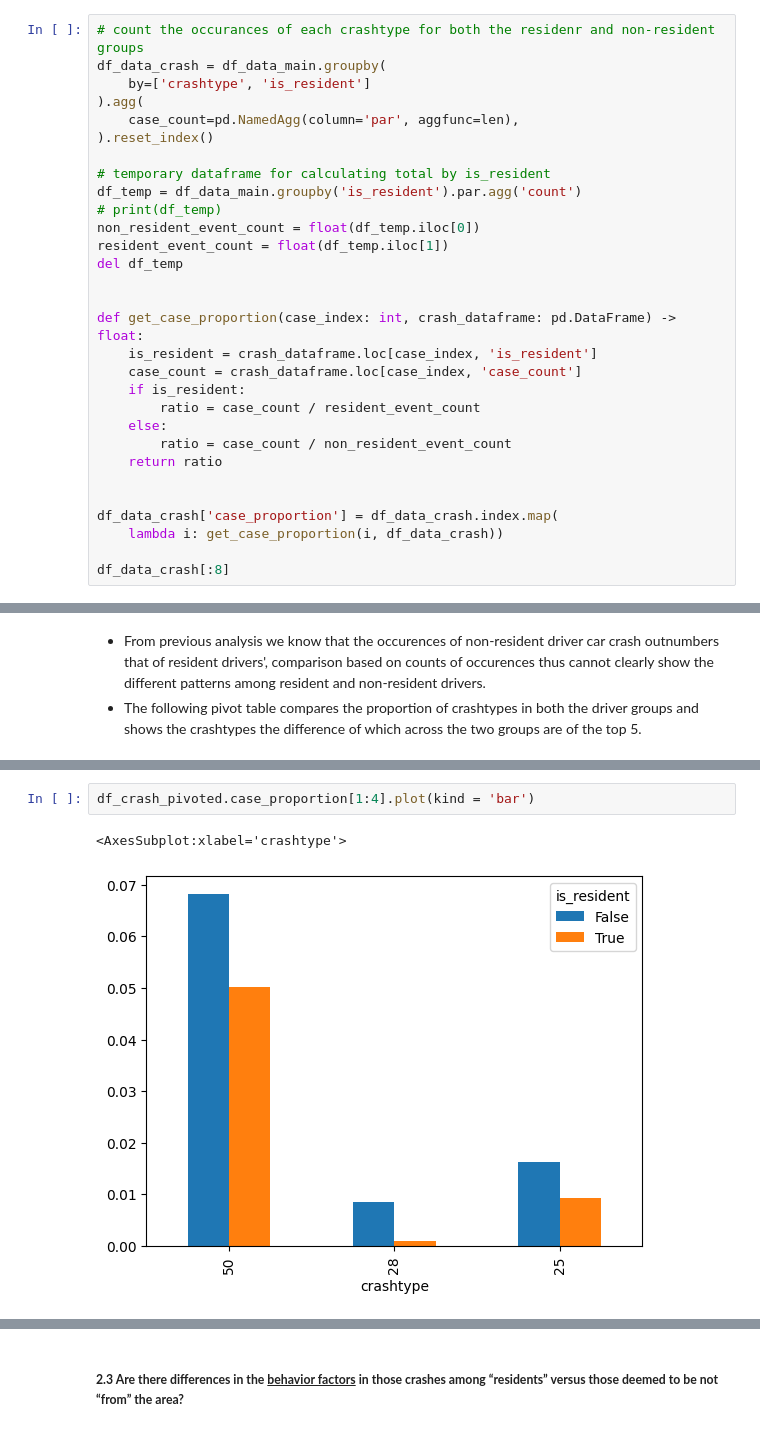
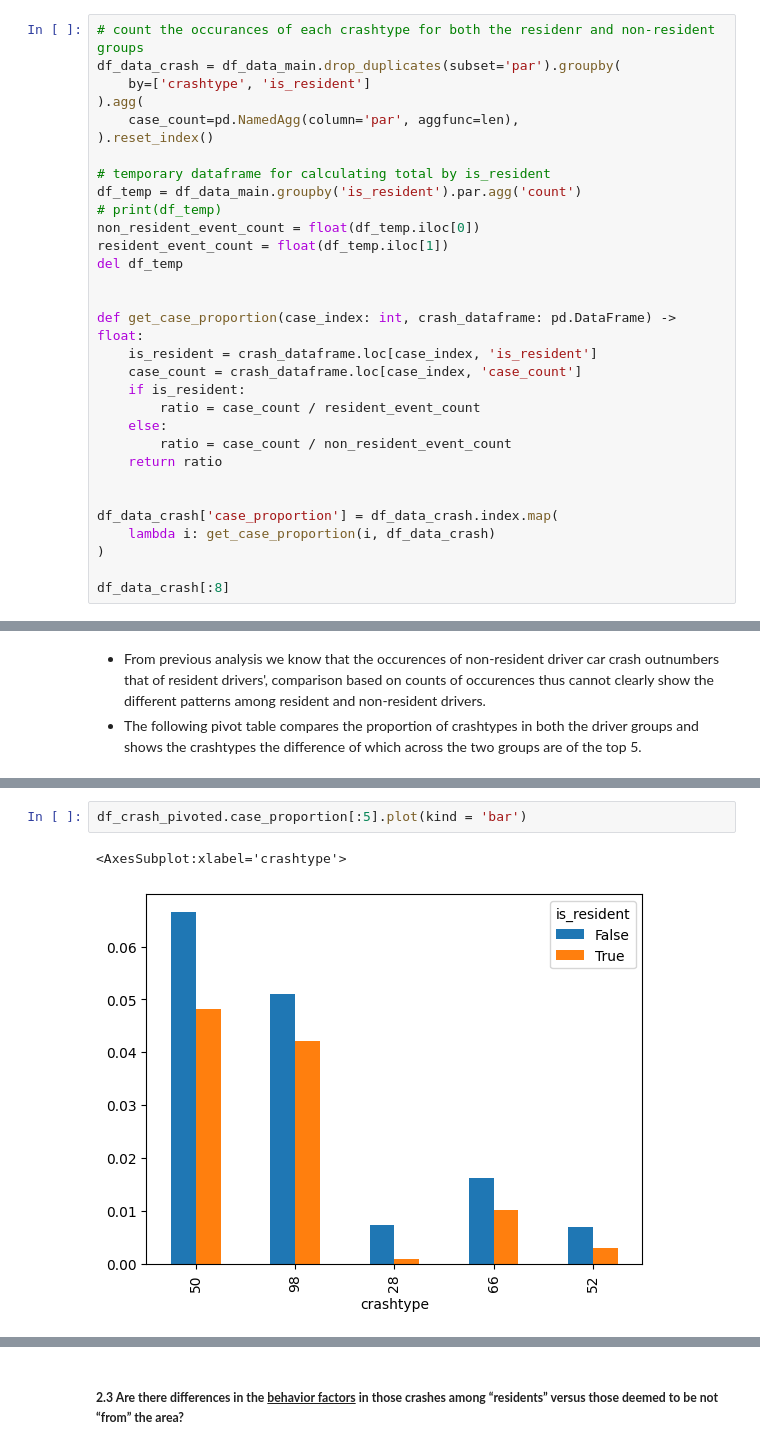
Before and after one commit to Chacoon3/Info-Challenge-2023, a Jupyter notebook: code_py/analysis.ipynb, the cells around one changed output, grey strips where cells are left out. Saved outputs shown, nothing was run; the diff lists cells and outputs as text.

```diff
--- a/code_py/analysis.ipynb
+++ b/code_py/analysis.ipynb
@@ -127,7 +131,7 @@ df_data_main['crash_category'] = df_data_main.crashtype.map(map_crashtype_catego
 df_data_main['crashtype_eng'] = df_data_main.crashtype.map(map_crashtype_eng)
 # %%
 # count the occurances of each crashtype for both the residenr and non-resident groups
-df_data_crash = df_data_main.groupby(
+df_data_crash = df_data_main.drop_duplicates(subset='par').groupby(
     by=['crashtype', 'is_resident']
 ).agg(
     case_count=pd.NamedAgg(column='par', aggfunc=len),
@@ -152,7 +156,8 @@ def get_case_proportion(case_index: int, crash_dataframe: pd.DataFrame) -> float
 
 
 df_data_crash['case_proportion'] = df_data_crash.index.map(
-    lambda i: get_case_proportion(i, df_data_crash))
+    lambda i: get_case_proportion(i, df_data_crash)
+)
 
 df_data_crash[:8]
 # %% [output]
@@ -193,9 +198,9 @@ df_crash_pivoted[:5]
 - Filtering out <b>Other Crash Type</b> and <b>Specifics Other</b>, which represent uncategorized crash types, we then conclude that <b>Lateral Move, Decelerating, and Slower, Going Straight</b> are the most frequent crash types.
 # %%
-df_crash_pivoted.case_proportion[1:4].plot(kind = 'bar')
+df_crash_pivoted.case_proportion[:5].plot(kind = 'bar')
 # %% [output]
 <AxesSubplot:xlabel='crashtype'>
-[figure, old version]
+[figure, new version]
 # %%
 resident_crashes = df_data_crash[
         df_data_crash.is_resident
```
Also changed, not shown: parts of 8 cells of this notebook.
